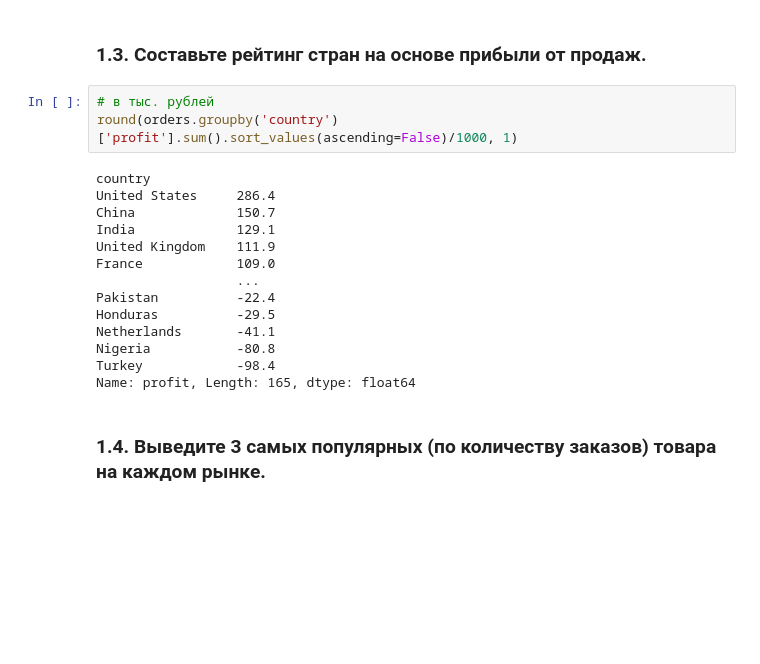
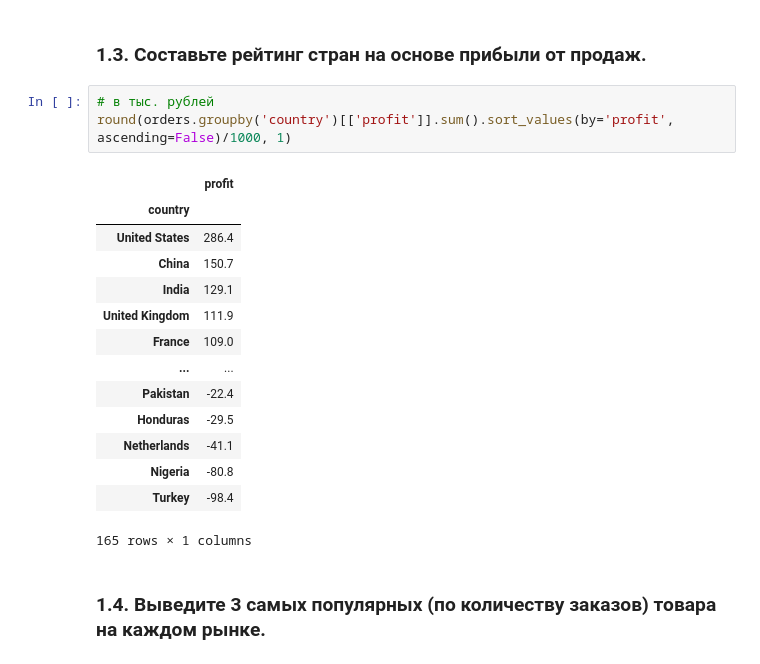
Before and after one commit to sevenzing/delete_this, a Jupyter notebook: lab5/seminar5_groupby_joins.ipynb, the cells around one changed output. Drawn from its saved outputs; the diff is of its cells as text; blank space fills up the shorter version.

```diff
--- a/lab5/seminar5_groupby_joins.ipynb
+++ b/lab5/seminar5_groupby_joins.ipynb
@@ -174,21 +174,22 @@ orders_groupby_unique[['product_id']].nunique()
 ### 1.3. Составьте рейтинг стран на основе прибыли от продаж.
 # %%
 # в тыс. рублей
-round(orders.groupby('country')['profit'].sum().sort_values(ascending=False)/1000, 1)
+round(orders.groupby('country')[['profit']].sum().sort_values(by='profit', ascending=False)/1000, 1)
 # %% [output]
+|  | profit |
+| country |  |
+| United States | 286.4 |
+| China | 150.7 |
+| India | 129.1 |
+| United Kingdom | 111.9 |
+| France | 109.0 |
+| ... | ... |
+| Pakistan | -22.4 |
+| Honduras | -29.5 |
+| Netherlands | -41.1 |
+| Nigeria | -80.8 |
+| Turkey | -98.4 |
-country
-United States     286.4
-China             150.7
-India             129.1
-United Kingdom    111.9
-France            109.0
-                  ...
-Pakistan          -22.4
-Honduras          -29.5
-Netherlands       -41.1
-Nigeria           -80.8
-Turkey            -98.4
-Name: profit, Length: 165, dtype: float64
+165 rows × 1 columns
 # %% [markdown]
 ### 1.4. Выведите 3 самых популярных (по количеству заказов) товара на каждом рынке.
 # %%
```
Also changed, not shown: parts of 12 cells of this notebook.
